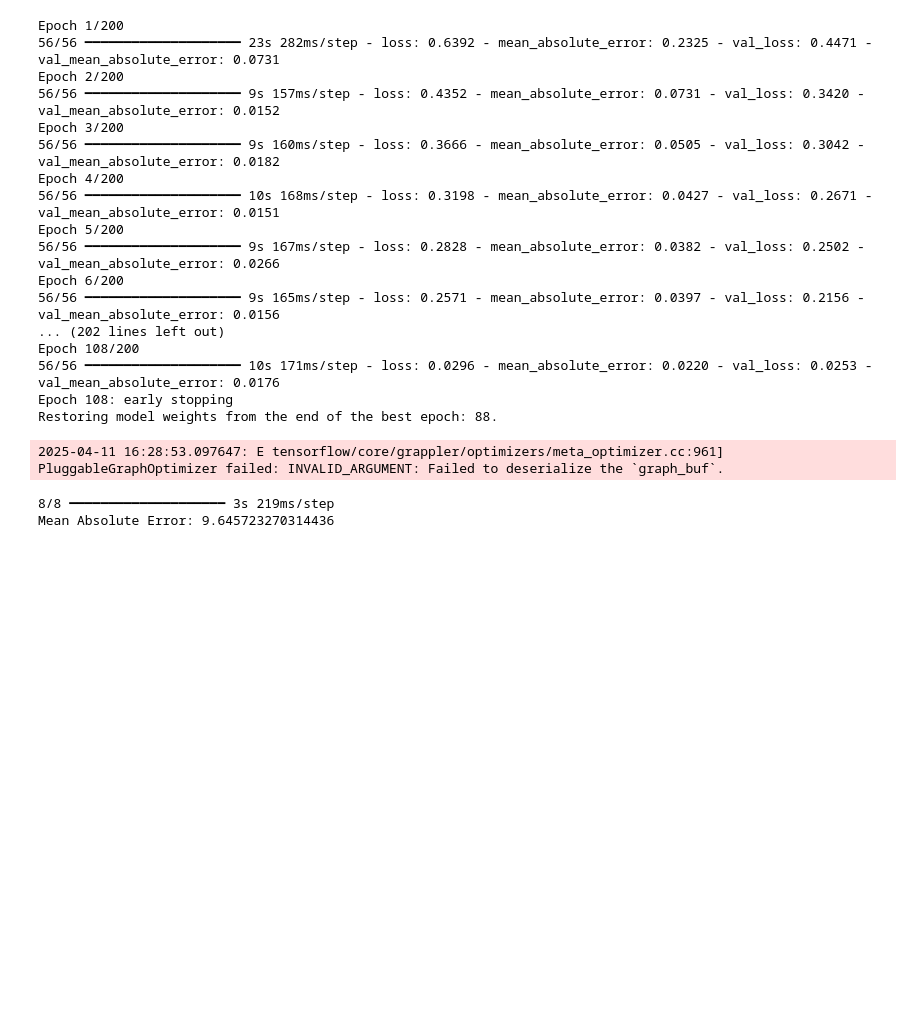
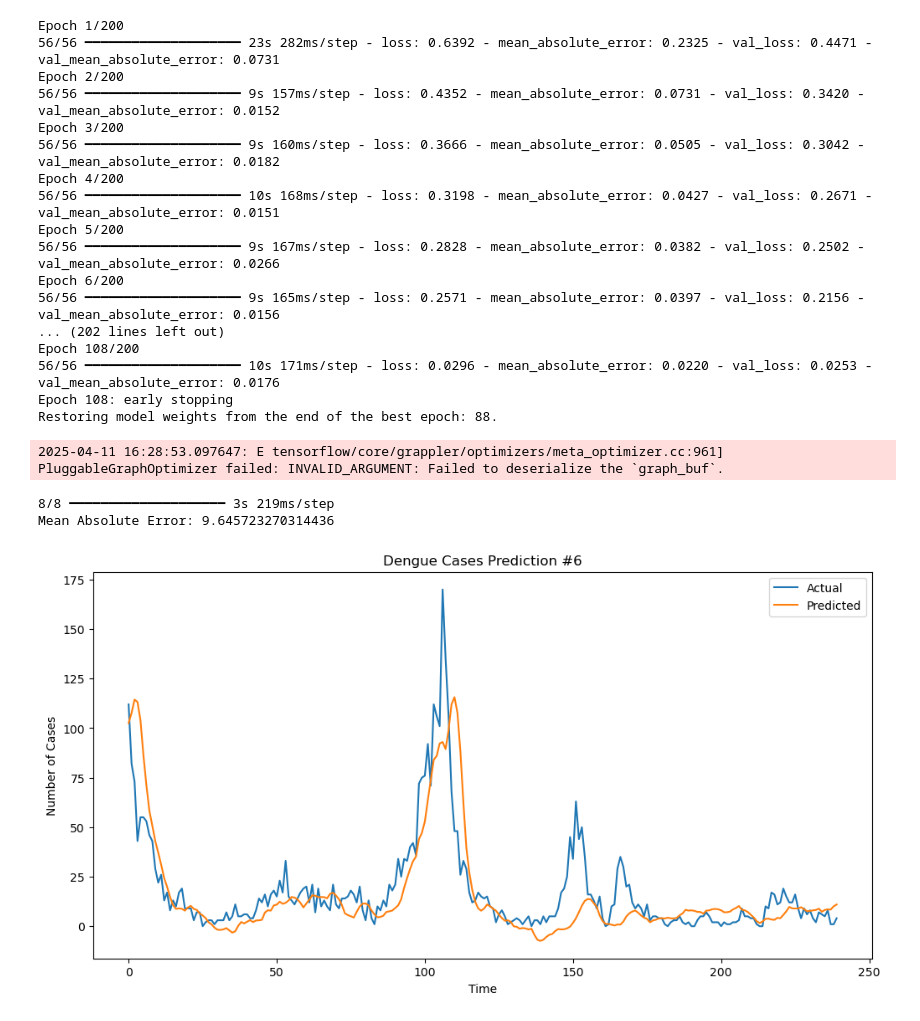
Before and after one commit to statenbred/Dengue_Fever, a Jupyter notebook: LSTM Neural.ipynb, the cells around one changed output. Drawn from its saved outputs; the diff is of its cells as text; code cells hidden in the pictures; blank space fills up the shorter version.

```diff
--- a/LSTM Neural.ipynb
+++ b/LSTM Neural.ipynb
@@ -588,3 +587,14 @@ print(f"Mean Absolute Error: {mae_6}")
 2025-04-11 16:28:53.097647: E tensorflow/core/grappler/optimizers/meta_optimizer.cc:961] PluggableGraphOptimizer failed: INVALID_ARGUMENT: Failed to deserialize the `graph_buf`.
 8/8 ━━━━━━━━━━━━━━━━━━━━ 3s 219ms/step
 Mean Absolute Error: 9.645723270314436
+# %%
+plt.figure(figsize=(12, 6))
+plt.plot(y_test_actual_6, label='Actual')
+plt.plot(y_pred_6, label='Predicted')
+plt.title('Dengue Cases Prediction #6')
+plt.xlabel('Time')
+plt.ylabel('Number of Cases')
+plt.legend()
+plt.show()
+# %% [output]
+[figure, added]
```
Also changed, not shown: parts of 12 cells of this notebook, 1 other file.
